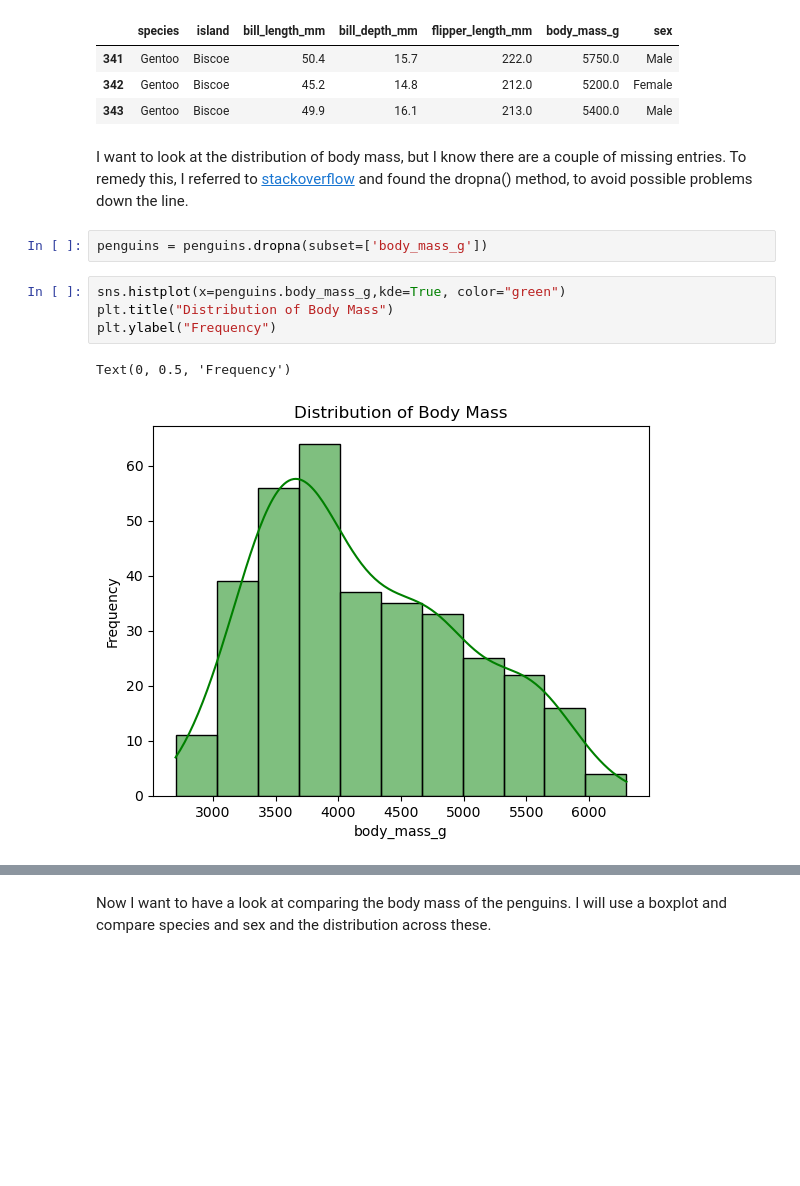
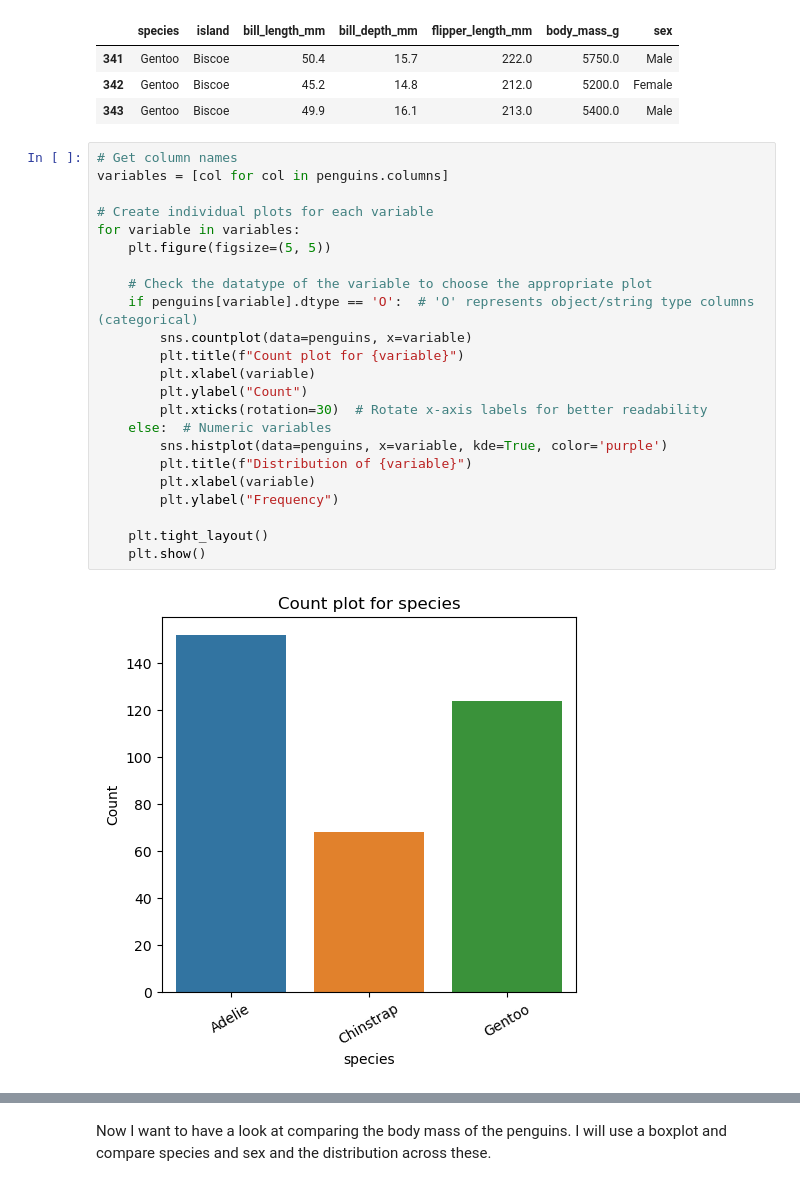
Before and after one commit to nexlanglxm/fundamentals-of-data-analysis, a Jupyter notebook: tasks.ipynb, the cells around one changed output, grey strips where cells are left out. Saved outputs shown, nothing was run; the diff lists cells and outputs as text; blank space fills up the shorter version.

```diff
--- a/tasks.ipynb
+++ b/tasks.ipynb
@@ -306,16 +306,28 @@ penguins.tail(3)
 | 341 | Gentoo | Biscoe | 50.4 | 15.7 | 222.0 | 5750.0 | Male |
 | 342 | Gentoo | Biscoe | 45.2 | 14.8 | 212.0 | 5200.0 | Female |
 | 343 | Gentoo | Biscoe | 49.9 | 16.1 | 213.0 | 5400.0 | Male |
-# %% [markdown]
-I want to look at the distribution of body mass, but I know there are a couple of missing entries. To remedy this, I referred to
-[stackoverflow](https://stackoverflow.com/questions/32902832/what-to-do-with-missing-values-when-plotting-with-seaborn)
-and found the dropna() method, to avoid possible problems down the line.
-# %%
-penguins = penguins.dropna(subset=['body_mass_g'])
-# %%
-sns.histplot(x=penguins.body_mass_g,kde=True, color="green")
-plt.title("Distribution of Body Mass")
-plt.ylabel("Frequency")
-# %% [output]
-Text(0, 0.5, 'Frequency')
-[figure, removed]
+# %%
+# Get column names
+variables = [col for col in penguins.columns]
+
+# Create individual plots for each variable
+for variable in variables:
+    plt.figure(figsize=(5, 5))
+
+    # Check the datatype of the variable to choose the appropriate plot
+    if penguins[variable].dtype == 'O':  # 'O' represents object/string type columns (categorical)
+        sns.countplot(data=penguins, x=variable)
+        plt.title(f"Count plot for {variable}")
+        plt.xlabel(variable)
+        plt.ylabel("Count")
+        plt.xticks(rotation=30)  # Rotate x-axis labels for better readability
+    else:  # Numeric variables
+        sns.histplot(data=penguins, x=variable, kde=True, color='purple')
+        plt.title(f"Distribution of {variable}")
+        plt.xlabel(variable)
+        plt.ylabel("Frequency")
+
+    plt.tight_layout()
+    plt.show()
+# %% [output]
+[figure, added]
```
Also changed, not shown: parts of 3 cells of this notebook.
